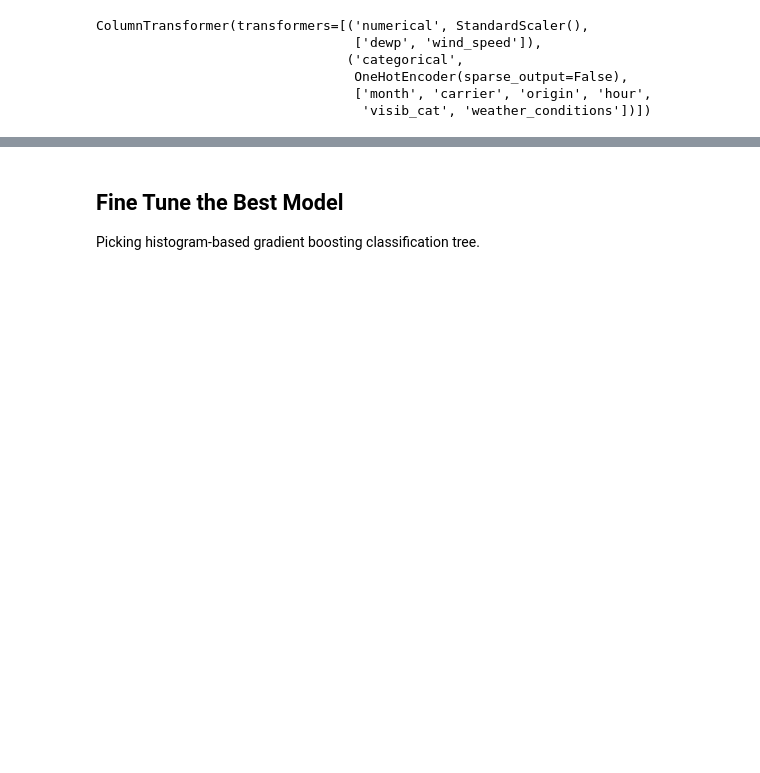
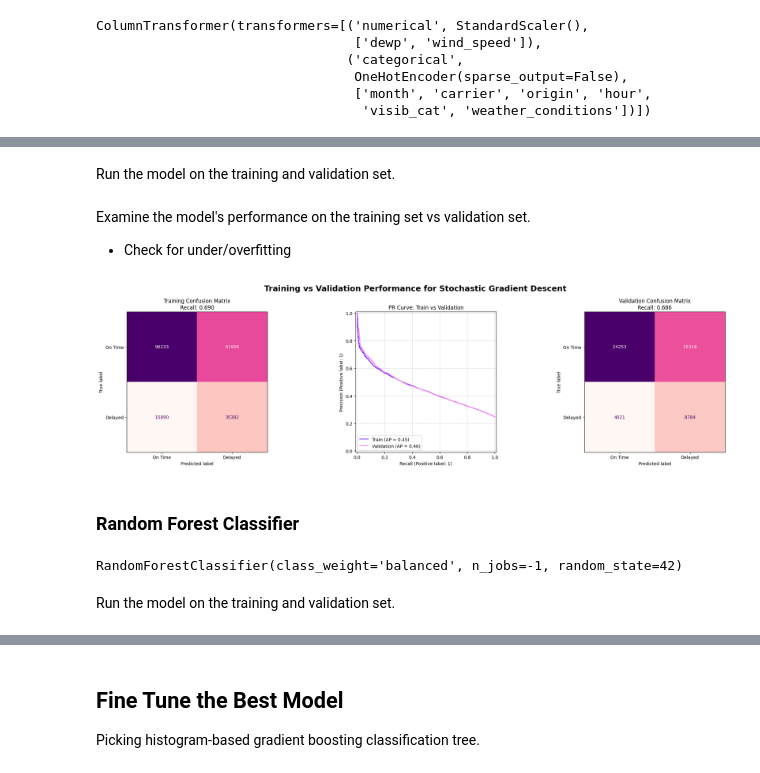
Before and after one commit to lucyg04/nycflights13, a Jupyter notebook: Practical 1/practical1_py.ipynb, the cells around one changed output, grey strips where cells are left out. Drawn from its saved outputs; the diff is of its cells as text; code cells hidden in the pictures; blank space fills up the shorter version.

```diff
--- a/Practical 1/practical1_py.ipynb
+++ b/Practical 1/practical1_py.ipynb
@@ -1592,0 +1623,66 @@ Now the models have been trained, we should see how well they generalise the val
+# %% [markdown]
+Run the model on the training and validation set.
+# %%
+# Training Set
+sgd_preds_train = sgd_model.predict(prepared_training_data)
+sgd_probs_train = sgd_model.predict_proba(prepared_training_data)[:, 1]
+
+# Validation Set
+sgd_preds_val = sgd_model.predict(prepared_validation_data)
+sgd_probs_val = sgd_model.predict_proba(prepared_validation_data)[:, 1]
+# %% [markdown]
+Examine the model's performance on the training set vs validation set.
+- Check for under/overfitting
+# %%
+# Create a plot of the 2 confusion matrices and a PR curve
+fig, axes = plt.subplots(1, 3, figsize=(22, 6))
+
+# Training set confusion matrix
+sgd_cm_train = confusion_matrix(train_labels, sgd_preds_train)
+sgd_disp_train = ConfusionMatrixDisplay(confusion_matrix=sgd_cm_train, display_labels=['On Time', 'Delayed'])
+sgd_disp_train.plot(ax=axes[0], cmap='RdPu', colorbar=False)
+axes[0].set_title(f"Training Confusion Matrix\nRecall: {recall_score(train_labels, sgd_preds_train):.3f}", fontsize=12)
+
+
+# PR Curve (train & validation)
+PrecisionRecallDisplay.from_predictions( # Training line
+    train_labels, sgd_probs_train, name="Train", ax=axes[1], color='#6c28ff'
+)
+PrecisionRecallDisplay.from_predictions( # Validation Line
+    validation_labels, sgd_probs_val, name="Validation", ax=axes[1], color='#fc76f7'
+)
+axes[1].set_title("PR Curve: Train vs Validation", fontsize=12)
+axes[1].grid(True, linestyle="--", alpha=0.6)
+
+
+# Validation set confusion matrix
+sgd_cm_val = confusion_matrix(validation_labels, sgd_preds_val)
+sgd_disp_val = ConfusionMatrixDisplay(confusion_matrix=sgd_cm_val, display_labels=['On Time', 'Delayed'])
+sgd_disp_val.plot(ax=axes[2], cmap='RdPu', colorbar=False)
+axes[2].set_title(f"Validation Confusion Matrix\nRecall: {recall_score(validation_labels, sgd_preds_val):.3f}", fontsize=12)
+
+plt.suptitle("Training vs Validation Performance for Stochastic Gradient Descent", fontsize=18, fontweight='bold')
+plt.tight_layout()
+plt.show()
+# %% [output]
+[figure, added]
+# %% [markdown]
+### Random Forest Classifier
+# %%
+# Random Forest classifier
+# https://scikit-learn.org/stable/modules/generated/sklearn.ensemble.RandomForestClassifier.html
+random_forest_model = RandomForestClassifier(
+    class_weight='balanced',
+    n_estimators=100,
+    max_depth=None,
+    min_samples_leaf=1, # Requires 1 flights to make a rule
+    random_state=42,
+    n_jobs=-1 # Use all cores to speed up training since this is a computationally expensive model
+)
+
+# Fit the model on the training set
+random_forest_model.fit(prepared_training_data, train_labels)
+# %% [output]
+RandomForestClassifier(class_weight='balanced', n_jobs=-1, random_state=42)
+# %% [markdown]
+Run the model on the training and validation set.
```
Also changed, not shown: parts of 27 cells of this notebook.
